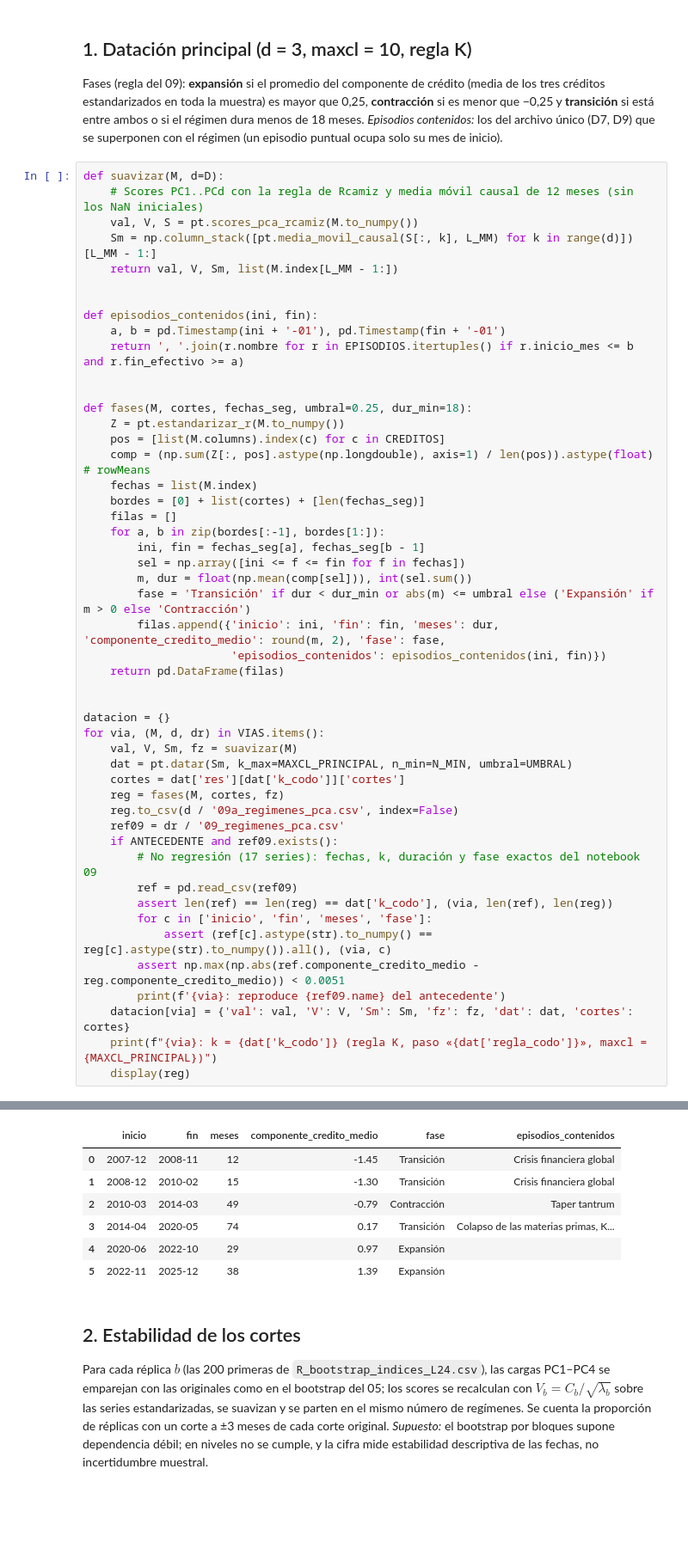
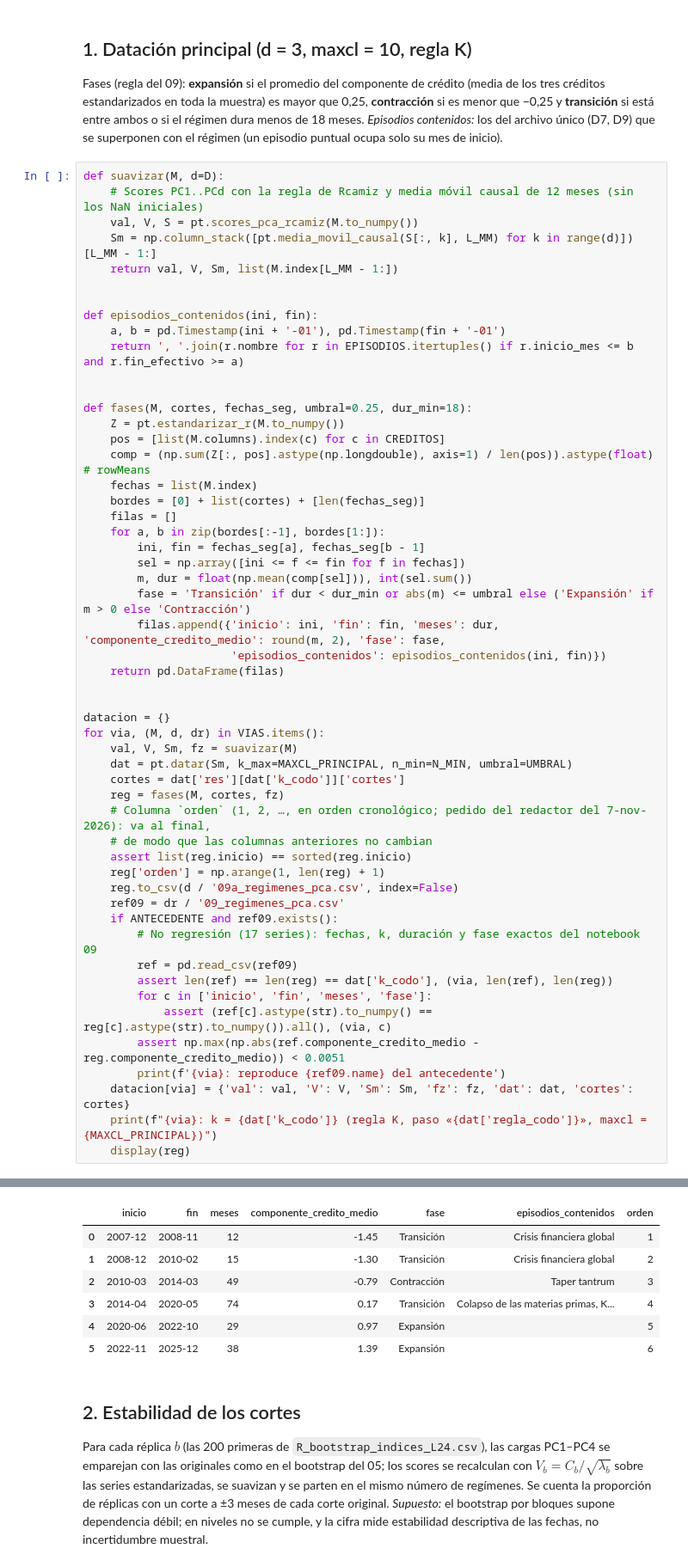
Before and after one commit to RobertoSam/Tesis-modelamiento-matematico, a Jupyter notebook: notebooks/09a_datacion_pca.ipynb, the cells around one changed output, grey strips where cells are left out. Shown at 86% size. Drawn from its saved outputs; the diff is of its cells as text; blank space fills up the shorter version.

```diff
--- a/notebooks/09a_datacion_pca.ipynb
+++ b/notebooks/09a_datacion_pca.ipynb
@@ -104,40 +105,44 @@ def fases(M, cortes, fechas_seg, umbral=0.25, dur_min=18):
         ini, fin = fechas_seg[a], fechas_seg[b - 1]
         sel = np.array([ini <= f <= fin for f in fechas])
         m, dur = float(np.mean(comp[sel])), int(sel.sum())
         fase = 'Transición' if dur < dur_min or abs(m) <= umbral else ('Expansión' if m > 0 else 'Contracción')
         filas.append({'inicio': ini, 'fin': fin, 'meses': dur, 'componente_credito_medio': round(m, 2), 'fase': fase,
                       'episodios_contenidos': episodios_contenidos(ini, fin)})
     return pd.DataFrame(filas)
 
 
 datacion = {}
 for via, (M, d, dr) in VIAS.items():
     val, V, Sm, fz = suavizar(M)
     dat = pt.datar(Sm, k_max=MAXCL_PRINCIPAL, n_min=N_MIN, umbral=UMBRAL)
     cortes = dat['res'][dat['k_codo']]['cortes']
     reg = fases(M, cortes, fz)
+    # Columna `orden` (1, 2, …, en orden cronológico; pedido del redactor del 7-nov-2026): va al final,
+    # de modo que las columnas anteriores no cambian
+    assert list(reg.inicio) == sorted(reg.inicio)
+    reg['orden'] = np.arange(1, len(reg) + 1)
     reg.to_csv(d / '09a_regimenes_pca.csv', index=False)
     ref09 = dr / '09_regimenes_pca.csv'
     if ANTECEDENTE and ref09.exists():
         # No regresión (17 series): fechas, k, duración y fase exactos del notebook 09
         ref = pd.read_csv(ref09)
         assert len(ref) == len(reg) == dat['k_codo'], (via, len(ref), len(reg))
         for c in ['inicio', 'fin', 'meses', 'fase']:
             assert (ref[c].astype(str).to_numpy() == reg[c].astype(str).to_numpy()).all(), (via, c)
         assert np.max(np.abs(ref.componente_credito_medio - reg.componente_credito_medio)) < 0.0051
         print(f'{via}: reproduce {ref09.name} del antecedente')
     datacion[via] = {'val': val, 'V': V, 'Sm': Sm, 'fz': fz, 'dat': dat, 'cortes': cortes}
     print(f"{via}: k = {dat['k_codo']} (regla K, paso «{dat['regla_codo']}», maxcl = {MAXCL_PRINCIPAL})")
     display(reg)
 # %% [output]
 niveles: k = 6 (regla K, paso «caida», maxcl = 10)
-|  | inicio | fin | meses | componente_credito_medio | fase | episodios_contenidos |
-| 0 | 2007-12 | 2008-11 | 12 | -1.45 | Transición | Crisis financiera global |
-| 1 | 2008-12 | 2010-02 | 15 | -1.30 | Transición | Crisis financiera global |
-| 2 | 2010-03 | 2014-03 | 49 | -0.79 | Contracción | Taper tantrum |
-| 3 | 2014-04 | 2020-05 | 74 | 0.17 | Transición | Colapso de las materias primas, K... |
-| 4 | 2020-06 | 2022-10 | 29 | 0.97 | Expansión |  |
-| 5 | 2022-11 | 2025-12 | 38 | 1.39 | Expansión |  |
+|  | inicio | fin | meses | componente_credito_medio | fase | episodios_contenidos | orden |
+| 0 | 2007-12 | 2008-11 | 12 | -1.45 | Transición | Crisis financiera global | 1 |
+| 1 | 2008-12 | 2010-02 | 15 | -1.30 | Transición | Crisis financiera global | 2 |
+| 2 | 2010-03 | 2014-03 | 49 | -0.79 | Contracción | Taper tantrum | 3 |
+| 3 | 2014-04 | 2020-05 | 74 | 0.17 | Transición | Colapso de las materias primas, K... | 4 |
+| 4 | 2020-06 | 2022-10 | 29 | 0.97 | Expansión |  | 5 |
+| 5 | 2022-11 | 2025-12 | 38 | 1.39 | Expansión |  | 6 |
 # %% [markdown]
 ## 2. Estabilidad de los cortes
 
```
Also changed, not shown: parts of 7 cells of this notebook, 11 other files.
